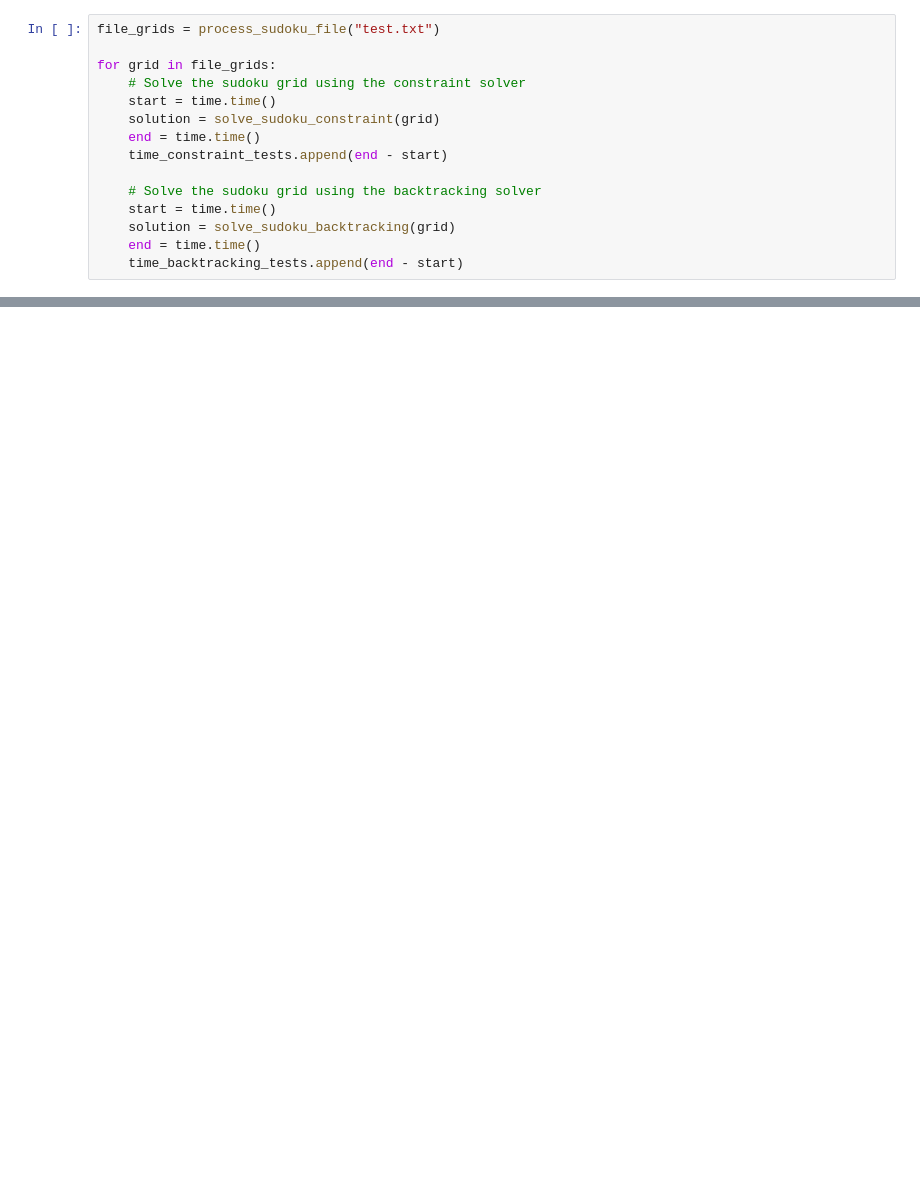
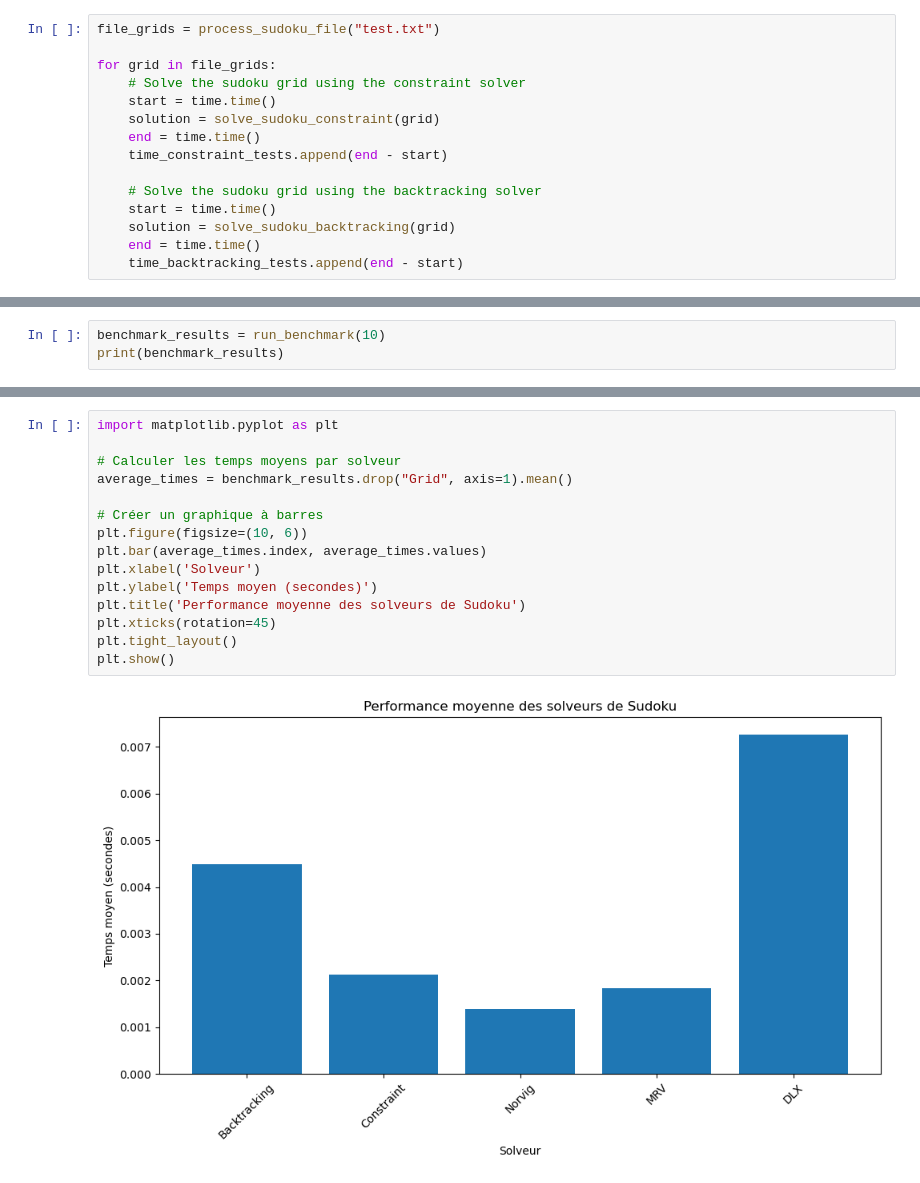
Before and after one commit to jsboigeEpita/2025-Epita-Programmation-par-Contraintes, a Jupyter notebook: main.ipynb, the cells around one changed output, grey strips where cells are left out. Cells and saved outputs as stored; diff of their text form; blank space fills up the shorter version.

```diff
--- a/main.ipynb
+++ b/main.ipynb
@@ -134,0 +197,3 @@ plt.show()
+# %%
+benchmark_results = run_benchmark(10)
+print(benchmark_results)
@@ -134,0 +212,17 @@ plt.show()
+# %%
+import matplotlib.pyplot as plt
+
+# Calculer les temps moyens par solveur
+average_times = benchmark_results.drop("Grid", axis=1).mean()
+
+# Créer un graphique à barres
+plt.figure(figsize=(10, 6))
+plt.bar(average_times.index, average_times.values)
+plt.xlabel('Solveur')
+plt.ylabel('Temps moyen (secondes)')
+plt.title('Performance moyenne des solveurs de Sudoku')
+plt.xticks(rotation=45)
+plt.tight_layout()
+plt.show()
+# %% [output]
+[figure, added]
```
Also changed, not shown: parts of 14 cells of this notebook, 5 other files.
